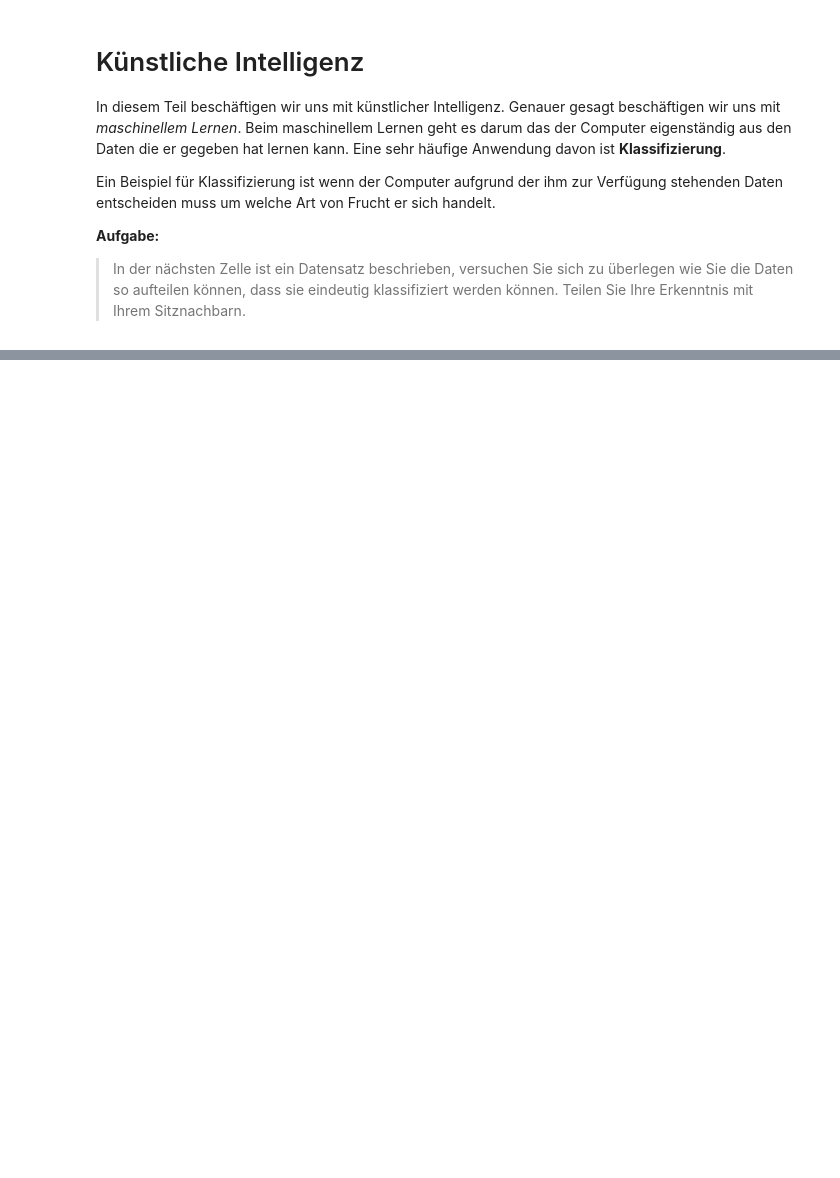
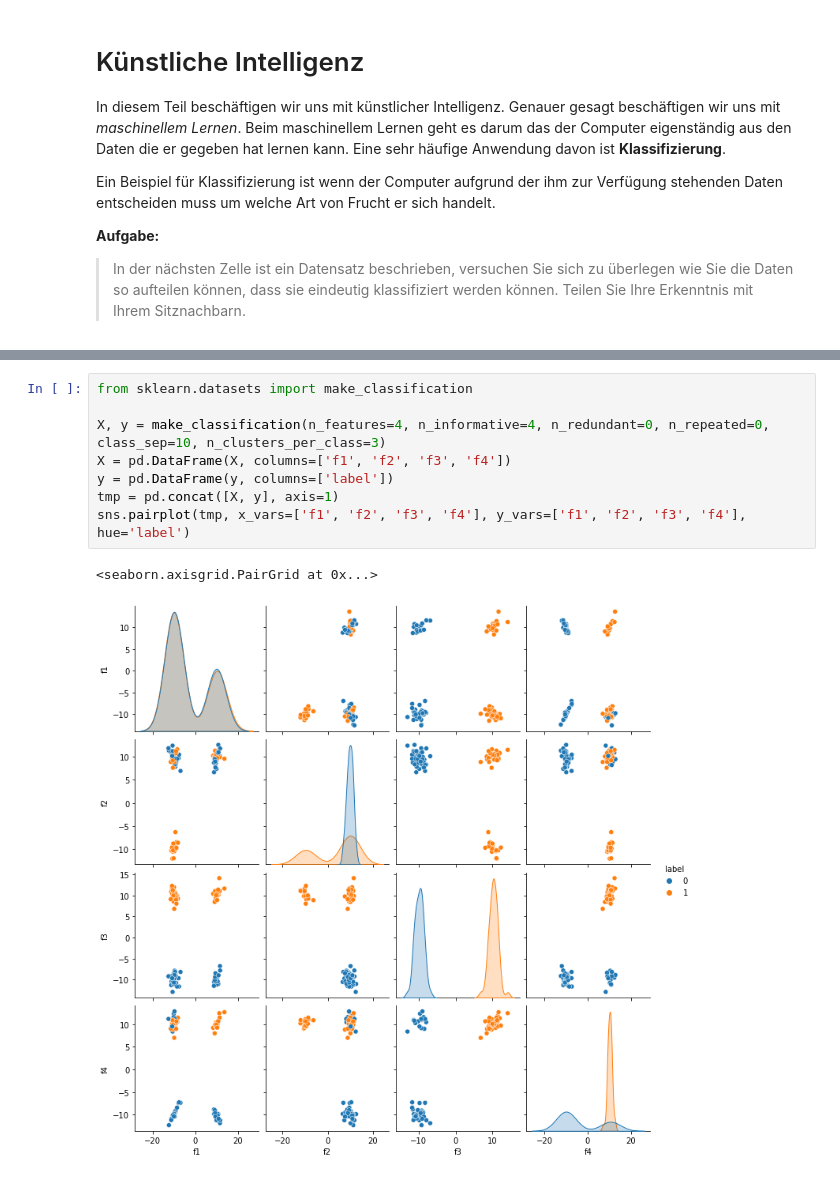
Before and after one commit to cedricgeissmann/gym-informatik, a Jupyter notebook: 08_entscheidungs_baeume.ipynb, the cells around one changed output, grey strips where cells are left out. Drawn from its saved outputs; the diff is of its cells as text; blank space fills up the shorter version.

```diff
--- a/08_entscheidungs_baeume.ipynb
+++ b/08_entscheidungs_baeume.ipynb
@@ -457,0 +300,11 @@ I am pure
+# %%
+from sklearn.datasets import make_classification
+
+X, y = make_classification(n_features=4, n_informative=4, n_redundant=0, n_repeated=0, class_sep=10, n_clusters_per_class=3)
+X = pd.DataFrame(X, columns=['f1', 'f2', 'f3', 'f4'])
+y = pd.DataFrame(y, columns=['label'])
+tmp = pd.concat([X, y], axis=1)
+sns.pairplot(tmp, x_vars=['f1', 'f2', 'f3', 'f4'], y_vars=['f1', 'f2', 'f3', 'f4'], hue='label')
+# %% [output]
+<seaborn.axisgrid.PairGrid at 0x...>
+[figure, added]
```
Also changed, not shown: parts of 26 cells of this notebook, 1 other file.
